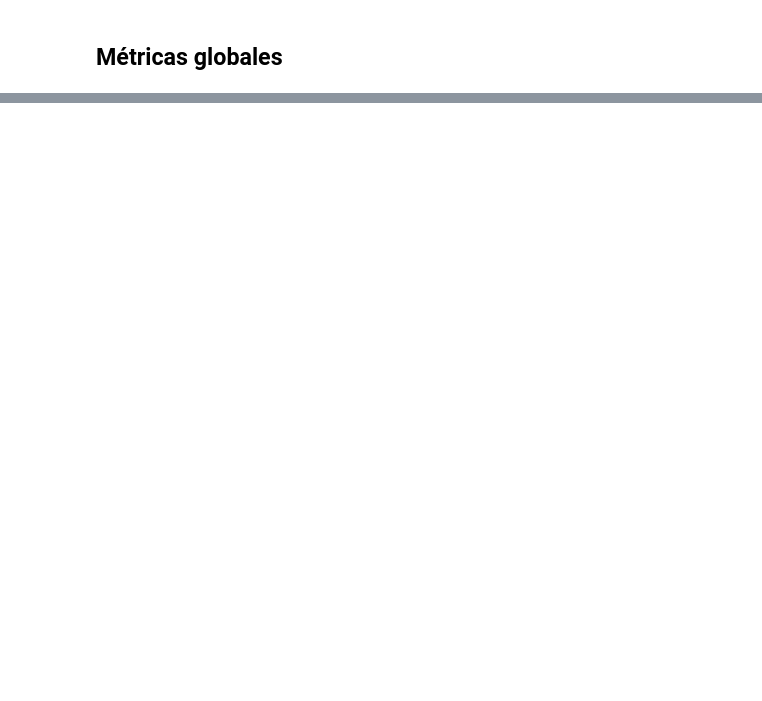
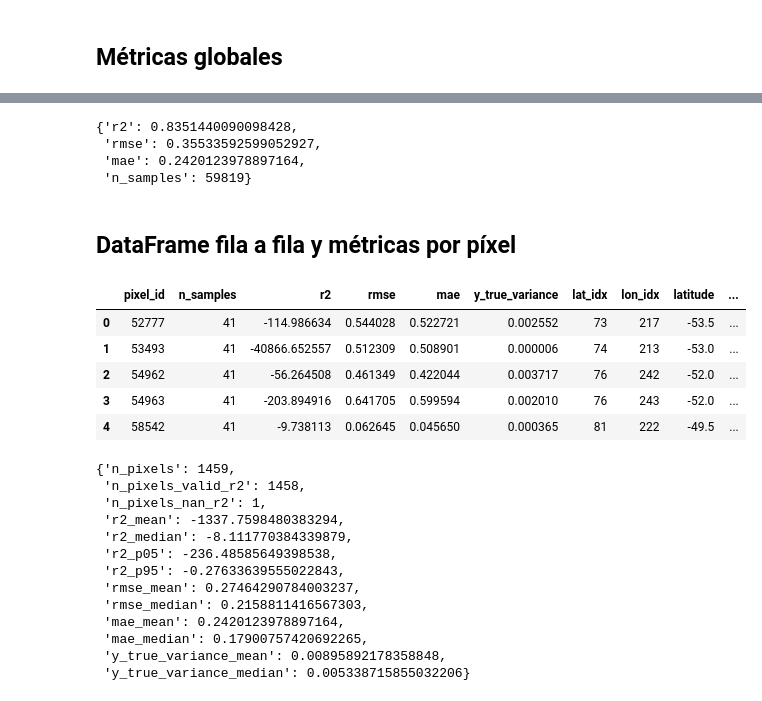
Before and after one commit to garciadd/profecia, a Jupyter notebook: notebooks/evaluation.ipynb, the cells around one changed output, grey strips where cells are left out. Saved outputs shown, nothing was run; the diff lists cells and outputs as text; code cells hidden in the pictures; blank space fills up the shorter version.

```diff
--- a/notebooks/evaluation.ipynb
+++ b/notebooks/evaluation.ipynb
@@ -151,0 +102,13 @@ Feature names: ['SM1', 'SM2', 'TP', 'T2M', 'SSRD', 'VPD']
+# %%
+train_info_path = MODEL_DIR / f"{model_run_name}_train_info.json"
+
+with open(train_info_path, "r", encoding="utf-8") as f:
+    train_info = json.load(f)
+
+model, scaler = load_trained_pipeline(
+    model_path=train_info["model_path"],
+    scaler_path=train_info["scaler_path"],
+)
+
+print("Modelo:", type(model))
+print("Scaler:", type(scaler) if scaler is not None else None)
@@ -656,0 +134,61 @@ display(top4_worst[["pixel_id", "n_samples", "r2", "rmse", "mae", "lat_idx", "lo
+# %%
+global_metrics = compute_global_regression_metrics(
+    y_true=y_test,
+    y_pred=y_pred_test,
+)
+
+global_metrics
+# %% [output]
+{'r2': 0.8351440090098428,
+ 'rmse': 0.35533592599052927,
+ 'mae': 0.2420123978897164,
+ 'n_samples': 59819}
+# %% [markdown]
+## DataFrame fila a fila y métricas por píxel
+# %%
+prediction_df = build_prediction_dataframe(
+    y_true=y_test,
+    y_pred=y_pred_test,
+    pixel_id=pixel_id_test,
+    lat_idx=lat_idx_test,
+    lon_idx=lon_idx_test,
+    time_idx=time_idx_test,
+    latitude_values=lai.latitude.values,
+    longitude_values=lai.longitude.values,
+    time_values=pd.to_datetime(dataset_metadata["time_values"]),
+)
+
+pixel_metrics_df = compute_pixel_regression_metrics(
+    y_true=y_test,
+    y_pred=y_pred_test,
+    pixel_id=pixel_id_test,
+    lat_idx=lat_idx_test,
+    lon_idx=lon_idx_test,
+    latitude=lai.latitude.values[lat_idx_test],
+    longitude=lai.longitude.values[lon_idx_test],
+)
+
+pixel_metrics_summary = summarize_pixel_metrics(pixel_metrics_df)
+
+display(pixel_metrics_df.head())
+pixel_metrics_summary
+# %% [output]
+|  | pixel_id | n_samples | r2 | rmse | mae | y_true_variance | lat_idx | lon_idx | latitude | ... |
+| 0 | 52777 | 41 | -114.986634 | 0.544028 | 0.522721 | 0.002552 | 73 | 217 | -53.5 | ... |
+| 1 | 53493 | 41 | -40866.652557 | 0.512309 | 0.508901 | 0.000006 | 74 | 213 | -53.0 | ... |
+| 2 | 54962 | 41 | -56.264508 | 0.461349 | 0.422044 | 0.003717 | 76 | 242 | -52.0 | ... |
+| 3 | 54963 | 41 | -203.894916 | 0.641705 | 0.599594 | 0.002010 | 76 | 243 | -52.0 | ... |
+| 4 | 58542 | 41 | -9.738113 | 0.062645 | 0.045650 | 0.000365 | 81 | 222 | -49.5 | ... |
+{'n_pixels': 1459,
+ 'n_pixels_valid_r2': 1458,
+ 'n_pixels_nan_r2': 1,
+ 'r2_mean': -1337.7598480383294,
+ 'r2_median': -8.111770384339879,
+ 'r2_p05': -236.48585649398538,
+ 'r2_p95': -0.27633639555022843,
+ 'rmse_mean': 0.27464290784003237,
+ 'rmse_median': 0.2158811416567303,
+ 'mae_mean': 0.2420123978897164,
+ 'mae_median': 0.17900757420692265,
+ 'y_true_variance_mean': 0.00895892178358848,
+ 'y_true_variance_median': 0.005338715855032206}
```
Also changed, not shown: parts of 60 cells of this notebook, 6 other files.
